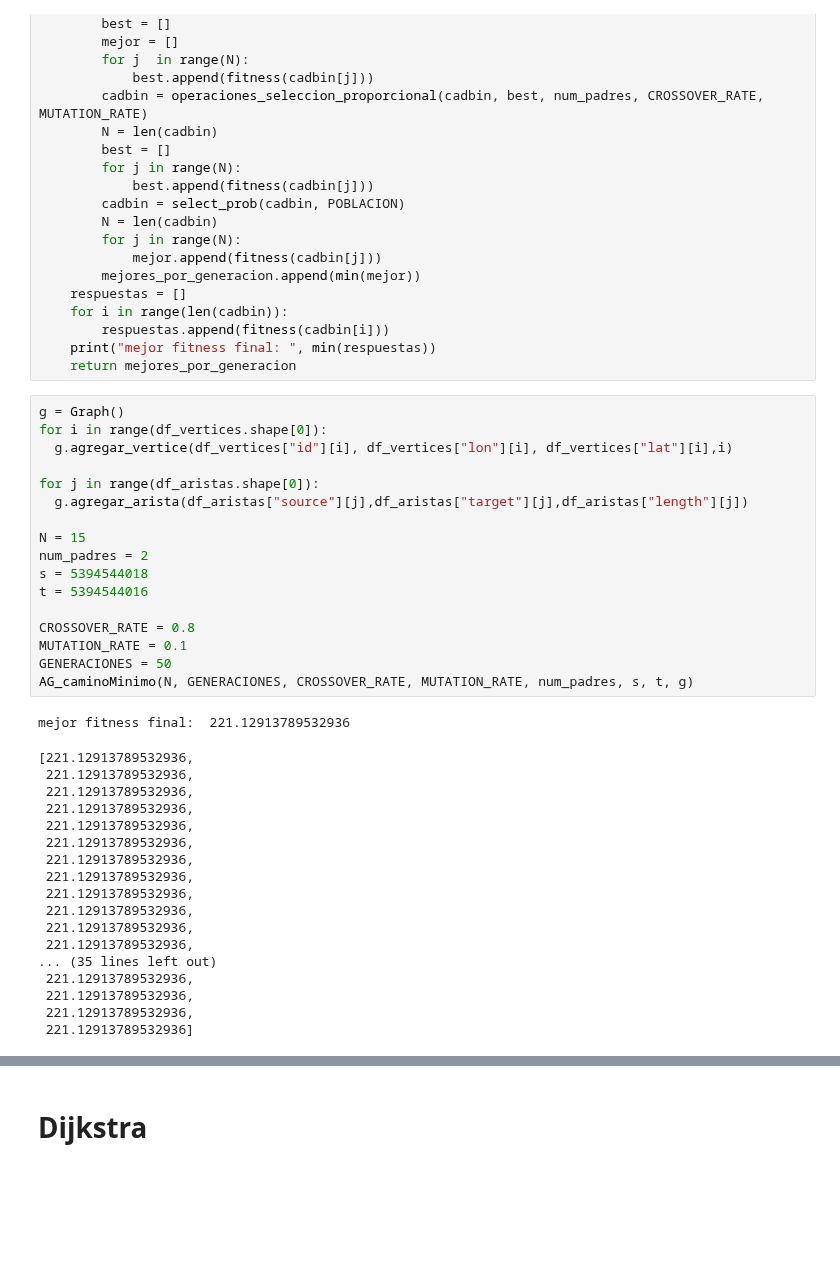
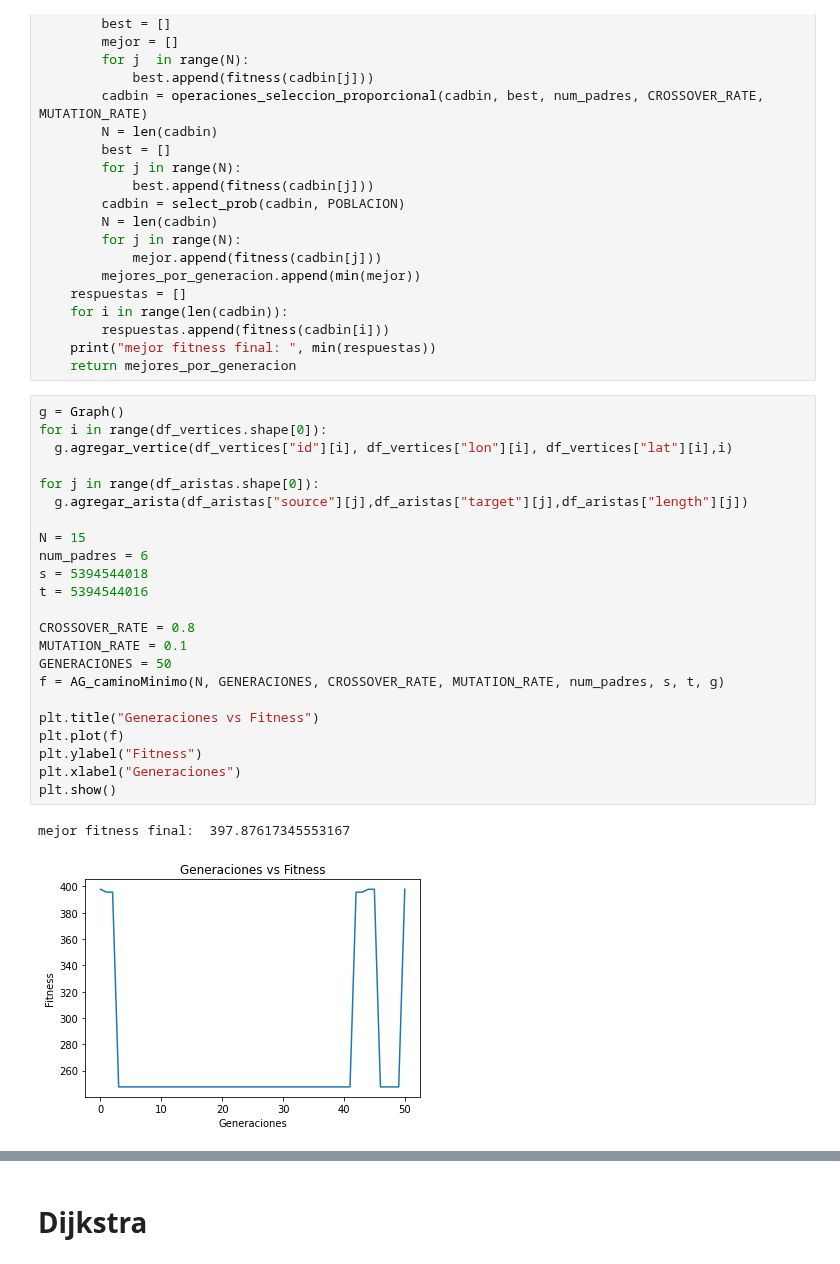
Before and after one commit to Franz04Rony/Proyecto-tesis3, a Jupyter notebook: algoritmo_genetico.ipynb, the cells around one changed output, grey strips where cells are left out. Cells and saved outputs as stored; diff of their text form; blank space fills up the shorter version.

```diff
--- a/algoritmo_genetico.ipynb
+++ b/algoritmo_genetico.ipynb
@@ -295,36 +295,26 @@ def AG_caminoMinimo(N,GENERACIONES,CROSSOVER_RATE,MUTATION_RATE, num_padres, s,
 # %%
 g = Graph()
 for i in range(df_vertices.shape[0]):
   g.agregar_vertice(df_vertices["id"][i], df_vertices["lon"][i], df_vertices["lat"][i],i)
 
 for j in range(df_aristas.shape[0]):
   g.agregar_arista(df_aristas["source"][j],df_aristas["target"][j],df_aristas["length"][j])
 
 N = 15
-num_padres = 2
+num_padres = 6
 s = 5394544018
 t = 5394544016
 
 CROSSOVER_RATE = 0.8
 MUTATION_RATE = 0.1
 GENERACIONES = 50
-AG_caminoMinimo(N, GENERACIONES, CROSSOVER_RATE, MUTATION_RATE, num_padres, s, t, g)
+f = AG_caminoMinimo(N, GENERACIONES, CROSSOVER_RATE, MUTATION_RATE, num_padres, s, t, g)
+
+plt.title("Generaciones vs Fitness")
+plt.plot(f)
+plt.ylabel("Fitness")
+plt.xlabel("Generaciones")
+plt.show()
 # %% [output]
-mejor fitness final:  221.12913789532936
+mejor fitness final:  397.87617345553167
-[221.12913789532936,
- 221.12913789532936,
- 221.12913789532936,
- 221.12913789532936,
- 221.12913789532936,
- 221.12913789532936,
- 221.12913789532936,
- 221.12913789532936,
- 221.12913789532936,
- 221.12913789532936,
- 221.12913789532936,
- 221.12913789532936,
-... (35 lines left out)
- 221.12913789532936,
- 221.12913789532936,
- 221.12913789532936,
- 221.12913789532936]
+[figure, added]
```
Also changed, not shown: parts of 5 cells of this notebook, 2 other files.
